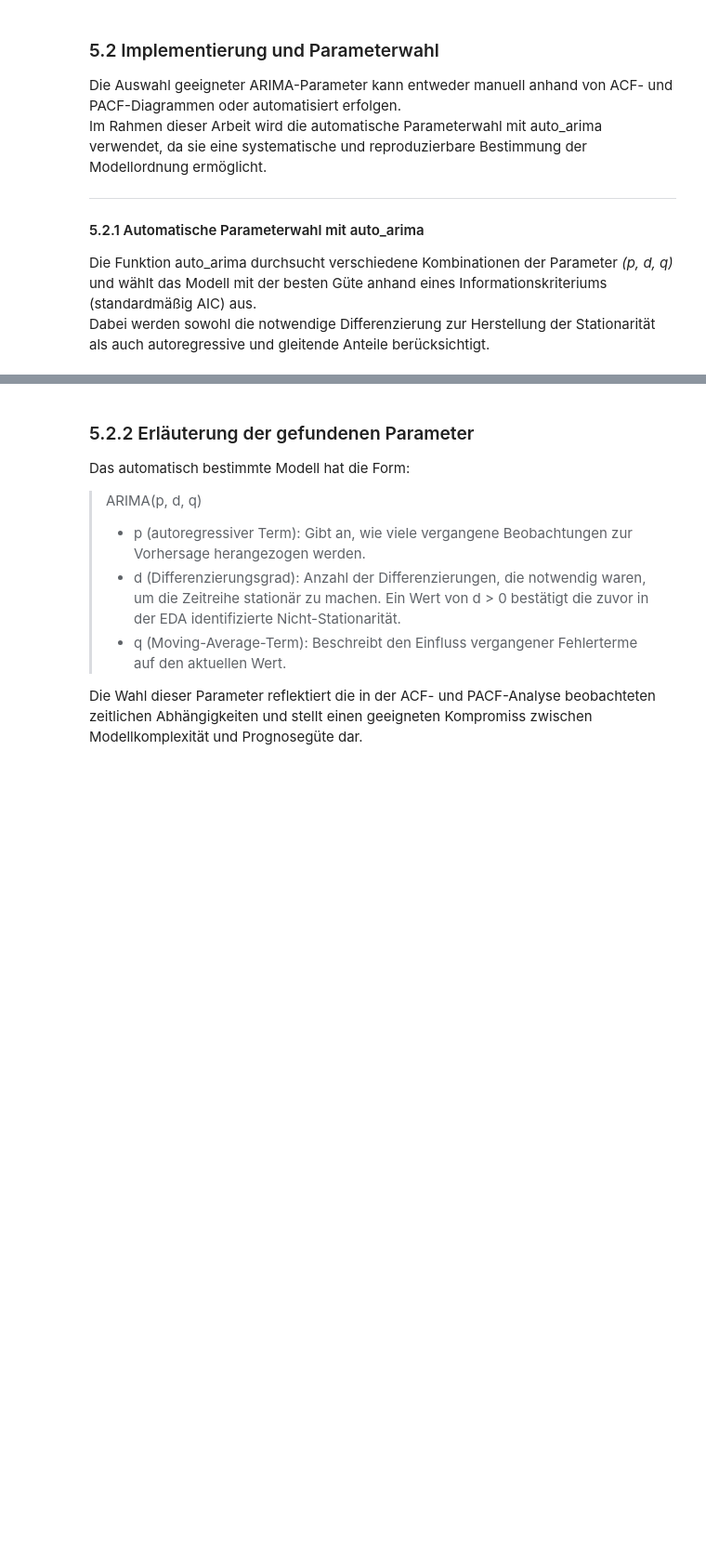
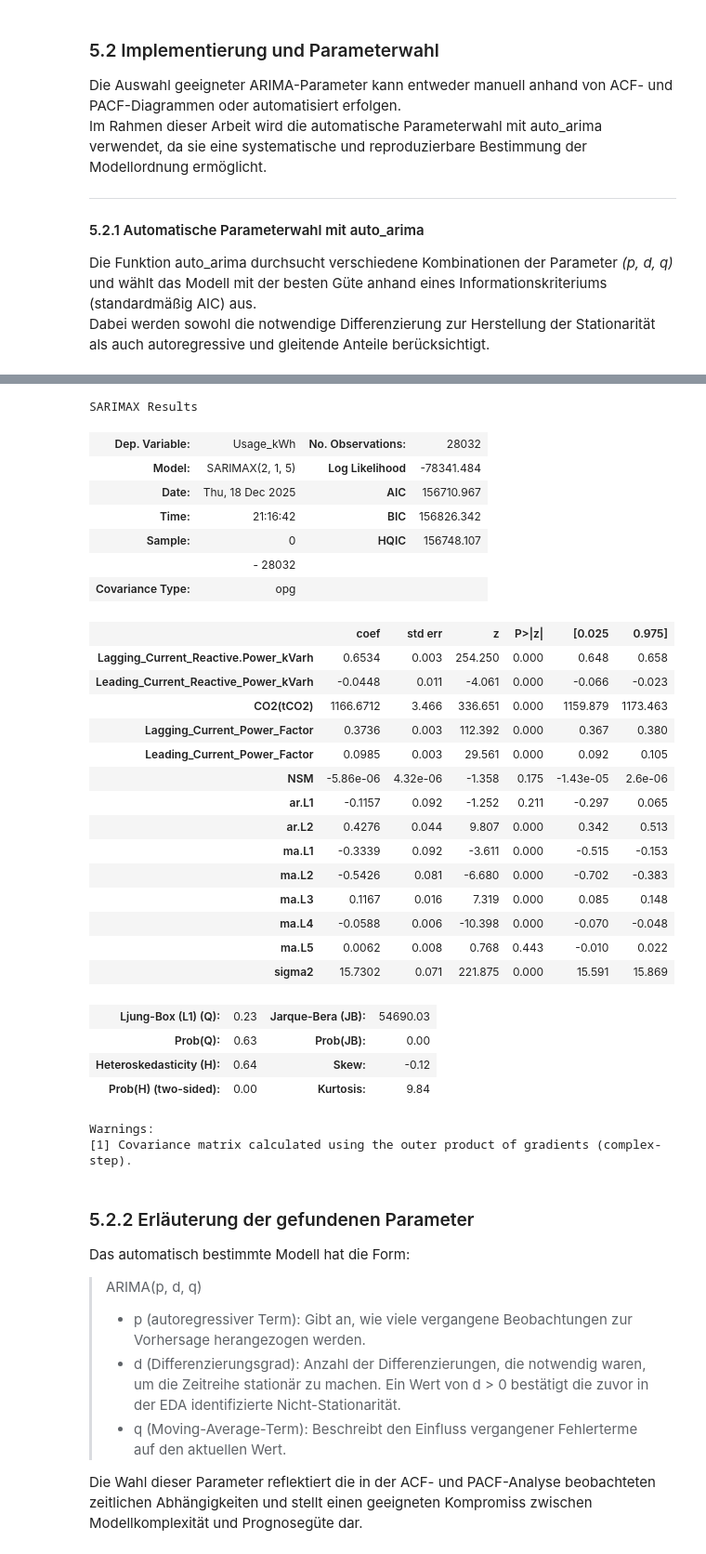
Before and after one commit to derlole/InDuStIaLfOrEcAsTiNgWELOVEIT, a Jupyter notebook: src/start.ipynb, the cells around one changed output, grey strips where cells are left out. Shown at 93% size. Saved outputs shown, nothing was run; the diff lists cells and outputs as text; code cells hidden in the pictures; blank space fills up the shorter version.

```diff
--- a/src/start.ipynb
+++ b/src/start.ipynb
@@ -463,4 +464,50 @@ SARIMAX Results
 | Prob(H) (two-sided): | 0.00 | Kurtosis: | 12.47 |
 Warnings:
 [1] Covariance matrix calculated using the outer product of gradients (complex-step).
+# %%
+from statsmodels.tsa.statespace.sarimax import SARIMAX
+
+exog_cols = [
+    'Lagging_Current_Reactive.Power_kVarh',
+    'Leading_Current_Reactive_Power_kVarh',
+    'CO2(tCO2)',
+    'Lagging_Current_Power_Factor',
+    'Leading_Current_Power_Factor',
+    'NSM'
+]
+
+sarima_model = SARIMAX(train['Usage_kWh'], exog = train[exog_cols], order=arima_model.order)
+
+sarima_model_fit = sarima_model.fit()
+sarima_model_fit.summary()
+# %% [output]
+SARIMAX Results
+| Dep. Variable: | Usage_kWh | No. Observations: | 28032 |
+| Model: | SARIMAX(2, 1, 5) | Log Likelihood | -78341.484 |
+| Date: | Thu, 18 Dec 2025 | AIC | 156710.967 |
+| Time: | 21:16:42 | BIC | 156826.342 |
+| Sample: | 0 | HQIC | 156748.107 |
+|  | - 28032 |  |  |
+| Covariance Type: | opg |  |  |
+|  | coef | std err | z | P>|z| | [0.025 | 0.975] |
+| Lagging_Current_Reactive.Power_kVarh | 0.6534 | 0.003 | 254.250 | 0.000 | 0.648 | 0.658 |
+| Leading_Current_Reactive_Power_kVarh | -0.0448 | 0.011 | -4.061 | 0.000 | -0.066 | -0.023 |
+| CO2(tCO2) | 1166.6712 | 3.466 | 336.651 | 0.000 | 1159.879 | 1173.463 |
+| Lagging_Current_Power_Factor | 0.3736 | 0.003 | 112.392 | 0.000 | 0.367 | 0.380 |
+| Leading_Current_Power_Factor | 0.0985 | 0.003 | 29.561 | 0.000 | 0.092 | 0.105 |
+| NSM | -5.86e-06 | 4.32e-06 | -1.358 | 0.175 | -1.43e-05 | 2.6e-06 |
+| ar.L1 | -0.1157 | 0.092 | -1.252 | 0.211 | -0.297 | 0.065 |
+| ar.L2 | 0.4276 | 0.044 | 9.807 | 0.000 | 0.342 | 0.513 |
+| ma.L1 | -0.3339 | 0.092 | -3.611 | 0.000 | -0.515 | -0.153 |
+| ma.L2 | -0.5426 | 0.081 | -6.680 | 0.000 | -0.702 | -0.383 |
+| ma.L3 | 0.1167 | 0.016 | 7.319 | 0.000 | 0.085 | 0.148 |
+| ma.L4 | -0.0588 | 0.006 | -10.398 | 0.000 | -0.070 | -0.048 |
+| ma.L5 | 0.0062 | 0.008 | 0.768 | 0.443 | -0.010 | 0.022 |
+| sigma2 | 15.7302 | 0.071 | 221.875 | 0.000 | 15.591 | 15.869 |
+| Ljung-Box (L1) (Q): | 0.23 | Jarque-Bera (JB): | 54690.03 |
+| Prob(Q): | 0.63 | Prob(JB): | 0.00 |
+| Heteroskedasticity (H): | 0.64 | Skew: | -0.12 |
+| Prob(H) (two-sided): | 0.00 | Kurtosis: | 9.84 |
+Warnings:
+[1] Covariance matrix calculated using the outer product of gradients (complex-step).
 # %% [markdown]
```
Also changed, not shown: parts of 9 cells of this notebook, 1 other file.
